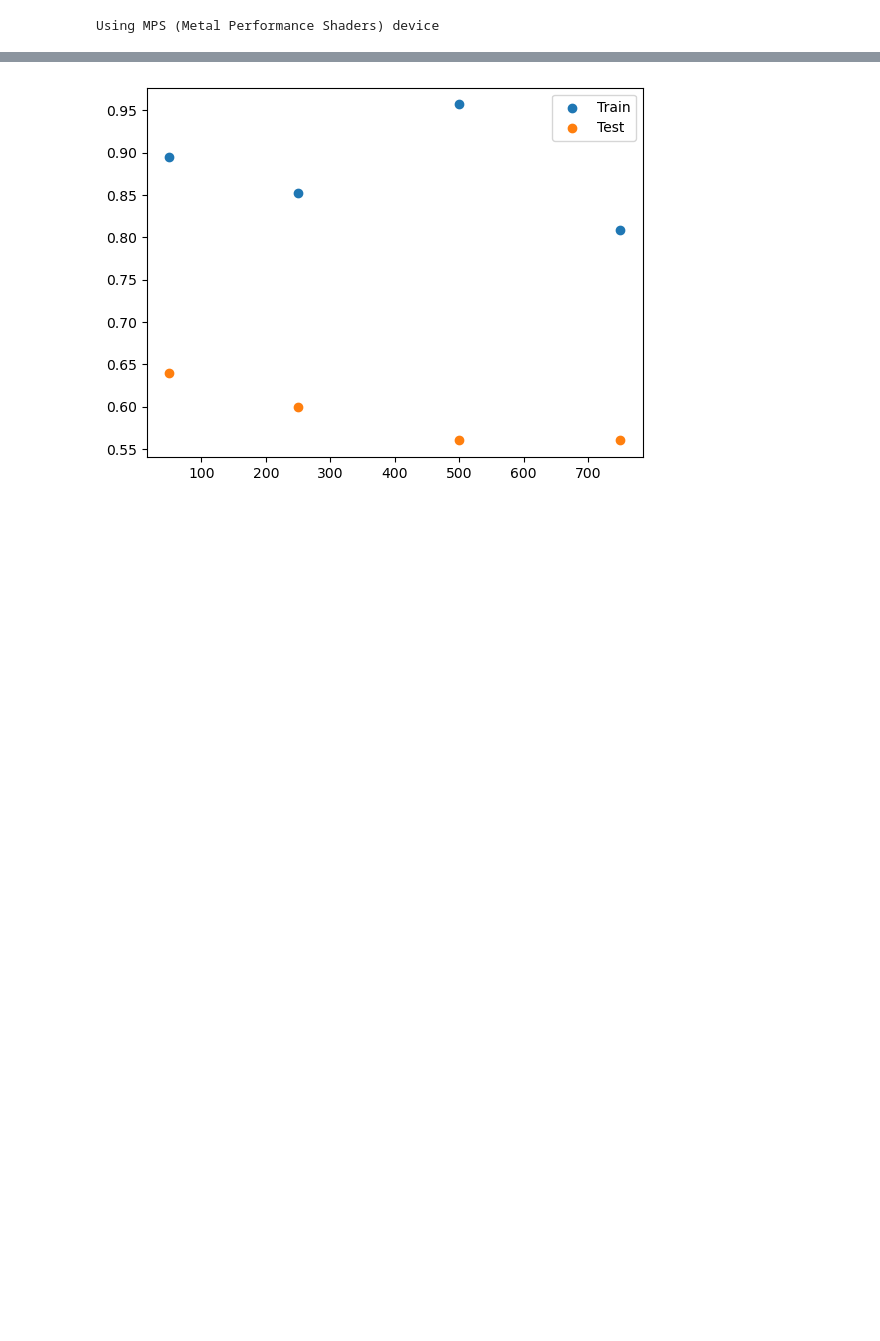
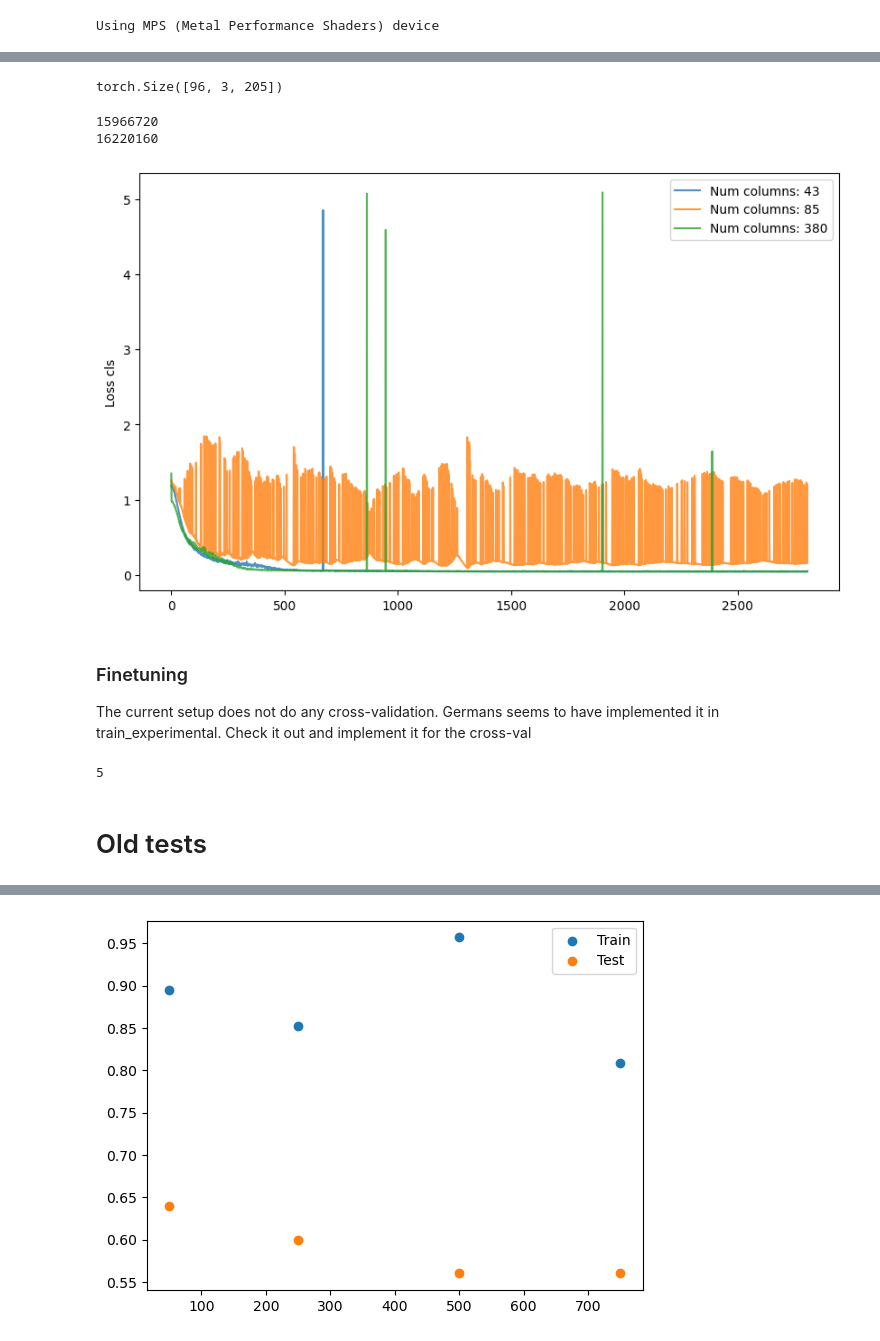
Before and after one commit to Lasse-mohr/fertility-prediction-challenge, a Jupyter notebook: model_saturation_test.ipynb, the cells around one changed output, grey strips where cells are left out. Drawn from its saved outputs; the diff is of its cells as text; code cells hidden in the pictures; blank space fills up the shorter version.

```diff
--- a/model_saturation_test.ipynb
+++ b/model_saturation_test.ipynb
@@ -58,0 +46,14 @@ from model.dataset import FinetuningDataset
+# %%
+# set parameters for the PT
+PT_BATCH_SIZE = 64
+PT_HIDDEN_SIZE = 64
+PT_ENCODING_SIZE = 64
+PT_NUM_HEADS = 3
+PT_NUM_LAYERS = 2
+
+PT_num_epochs = 1
+PT_learning_rate = 1e-4
+
+n_questions = [50]#, 100, 500, 1000, 5000, 10000]#, 1000, 2000, 4000, 8000, 16000, 27000]
+#n_questions = [10000, 5000, 1000, 500, 50]#, 1000, 2000, 4000, 8000, 16000, 27000]
+PT_base_model_path = model_name = f"saturation_test_PT_nquestions"
@@ -58,0 +131,54 @@ from model.dataset import FinetuningDataset
+# %%
+#loss_cls(x.permute(0,2,1), targs.long())
+x.permute(0,2,1).shape
+# %% [output]
+torch.Size([96, 3, 205])
+# %%
+print(128*1980*3*21)
+print(16220160)
+# %% [output]
+15966720
+16220160
+# %%
+grouped_data = {}
+
+for i, col in enumerate(n_cols_list):
+    if col not in grouped_data:
+        grouped_data[col] = []
+    grouped_data[col].append(all_train_loss[i])
+
+
+plt.figure(figsize=(10, 6))
+
+for i, (col, loss_values) in enumerate(grouped_data.items()):
+    plt.plot(loss_values, label=f'Num columns: {col}', color = 'C' + str(i), alpha = 0.8)
+
+plt.ylabel('Loss cls')
+plt.legend()
+plt.show()
+# %% [output]
+[figure, added]
+# %% [markdown]
+### Finetuning
+
+
+The current setup does not do any cross-validation. Germans seems to have implemented it in train_experimental. Check it out and implement it for the cross-val
+# %%
+from sklearn.model_selection import StratifiedKFold
+from model.dataset import FinetuningDataset
+
+FT_BATCH_SIZE = 16
+FT_ENCODING_SIZE = 64
+FT_HIDDEN_SIZE = 64
+FT_NUM_LAYERS = 2
+FT_LEARNING_RATE= 5e-3
+FT_NUM_EPOCHS = 3
+k_folds = 5
+
+targets = pd.read_csv('data/training_data/PreFer_train_outcome.csv')
+targets = targets[targets.new_child.notna()].reset_index(drop=True)
+skf = StratifiedKFold(n_splits=k_folds)
+
+skf.get_n_splits(y=targets['nomem_encr'])
+# %% [output]
+5
@@ -59 +299,3 @@ from model.dataset import FinetuningDataset
+# %% [markdown]
+# Old tests
 # %%
```
Also changed, not shown: parts of 18 cells of this notebook, 19 other files.
